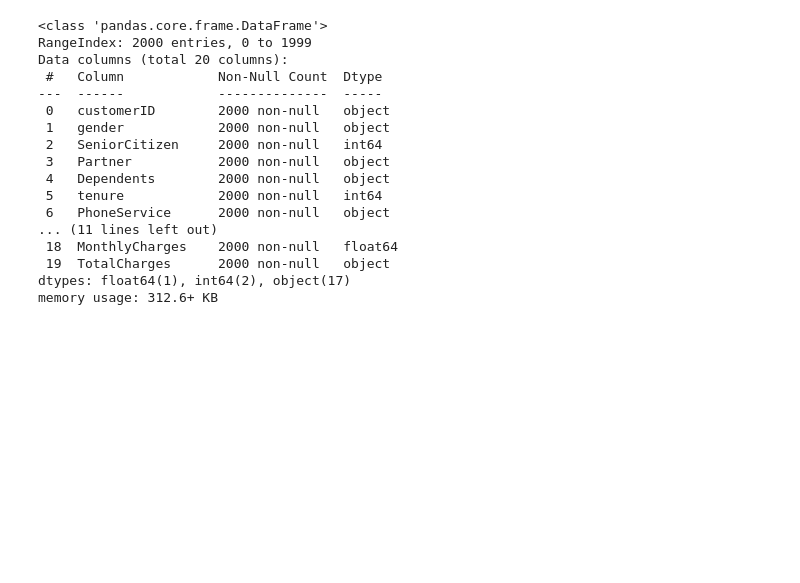
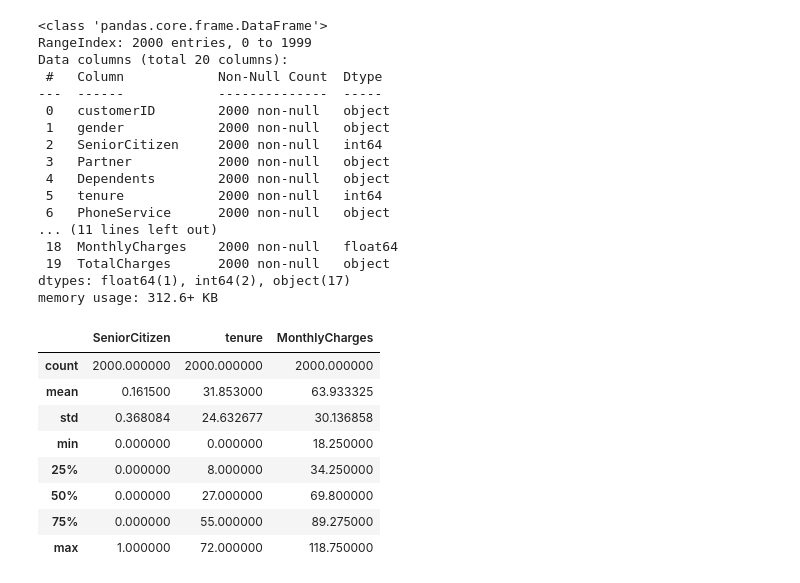
Before and after one commit to Aseye-Amedofu/Customer-churn-classification-project, a Jupyter notebook: LP2_Classification_Telco_customer_churn.ipynb, the cells around one changed output. Cells and saved outputs as stored; diff of their text form; code cells hidden in the pictures; blank space fills up the shorter version.

```diff
--- a/LP2_Classification_Telco_customer_churn.ipynb
+++ b/LP2_Classification_Telco_customer_churn.ipynb
@@ -213,3 +216,16 @@ Data columns (total 20 columns):
  19  TotalCharges      2000 non-null   object
 dtypes: float64(1), int64(2), object(17)
 memory usage: 312.6+ KB
+# %%
+# Summary statistics of df_excel to get insights into the distribution and basic characteristics of the numerical variables
+df_excel.describe()
+# %% [output]
+|  | SeniorCitizen | tenure | MonthlyCharges |
+| count | 2000.000000 | 2000.000000 | 2000.000000 |
+| mean | 0.161500 | 31.853000 | 63.933325 |
+| std | 0.368084 | 24.632677 | 30.136858 |
+| min | 0.000000 | 0.000000 | 18.250000 |
+| 25% | 0.000000 | 8.000000 | 34.250000 |
+| 50% | 0.000000 | 27.000000 | 69.800000 |
+| 75% | 0.000000 | 55.000000 | 89.275000 |
+| max | 1.000000 | 72.000000 | 118.750000 |
```
Also changed, not shown: parts of 10 cells of this notebook.
